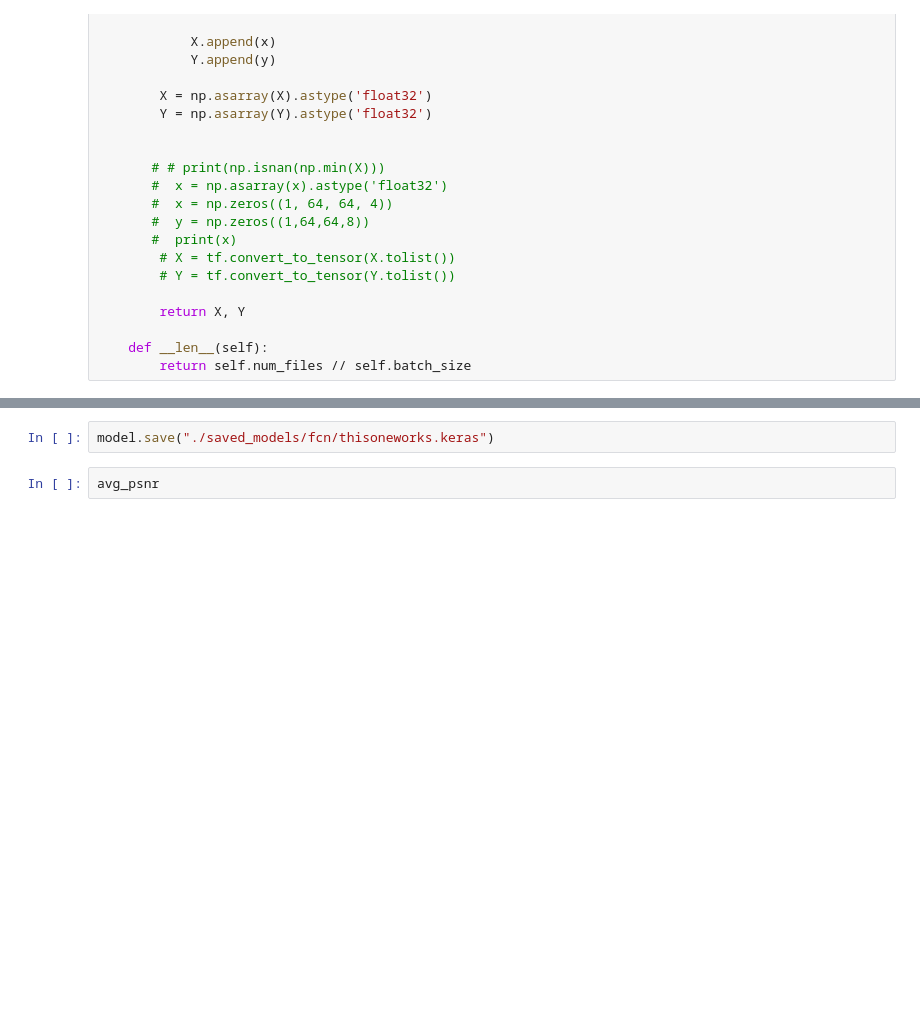
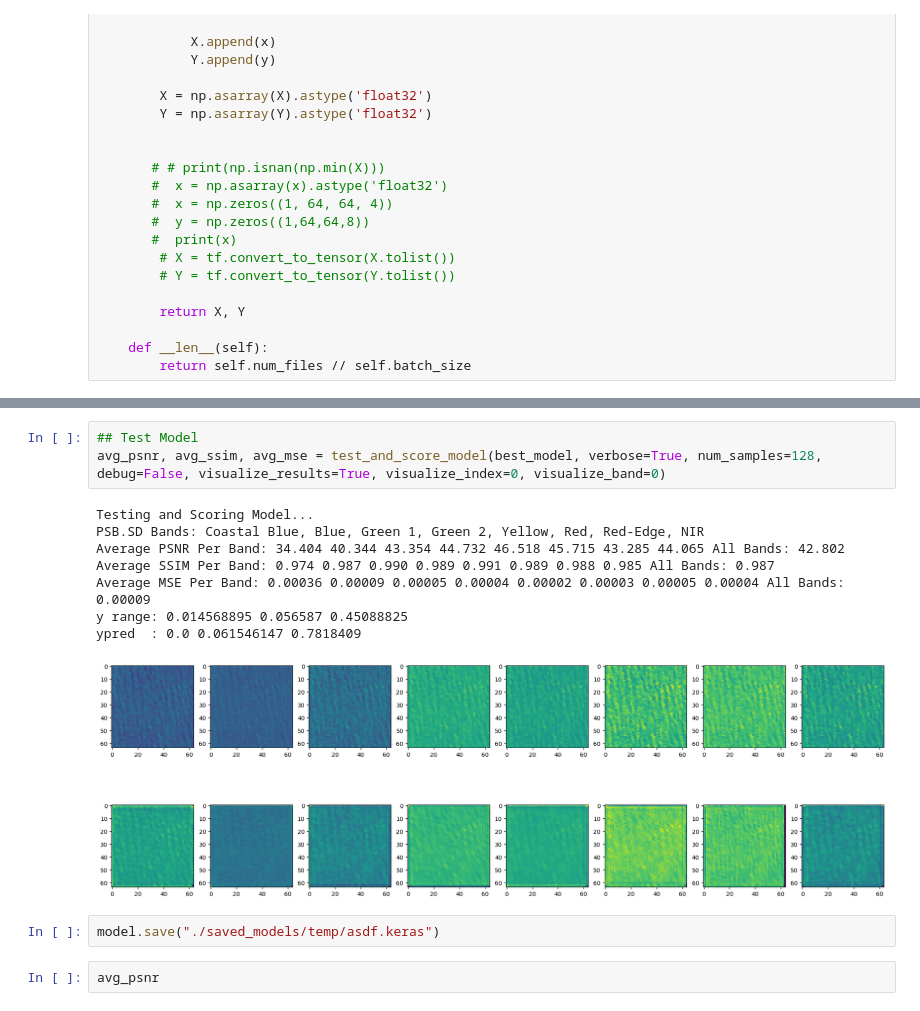
Before and after one commit to SahilKonjarla/HIR_EMIT, a Jupyter notebook: cnn_training.ipynb, the cells around one changed output, grey strips where cells are left out. Cells and saved outputs as stored; diff of their text form; blank space fills up the shorter version.

```diff
--- a/cnn_training.ipynb
+++ b/cnn_training.ipynb
@@ -558,5 +809,17 @@ Average MSE Per Band: 0.000 0.000 0.000 0.000 0.000 0.000 0.000 0.000
+# %%
+## Test Model
+avg_psnr, avg_ssim, avg_mse = test_and_score_model(best_model, verbose=True, num_samples=128, debug=False, visualize_results=True, visualize_index=0, visualize_band=0)
+# %% [output]
+Testing and Scoring Model...
+PSB.SD Bands: Coastal Blue, Blue, Green 1, Green 2, Yellow, Red, Red-Edge, NIR
+Average PSNR Per Band: 34.404 40.344 43.354 44.732 46.518 45.715 43.285 44.065 All Bands: 42.802
+Average SSIM Per Band: 0.974 0.987 0.990 0.989 0.991 0.989 0.988 0.985 All Bands: 0.987
+Average MSE Per Band: 0.00036 0.00009 0.00005 0.00004 0.00002 0.00003 0.00005 0.00004 All Bands: 0.00009
+y range: 0.014568895 0.056587 0.45088825
+ypred  : 0.0 0.061546147 0.7818409
+[figure, added]
 # %%
-model.save("./saved_models/fcn/thisoneworks.keras")
+model.save("./saved_models/temp/asdf.keras")
 # %%
 avg_psnr
 # %% [output]
```
Also changed, not shown: parts of 10 cells of this notebook.
